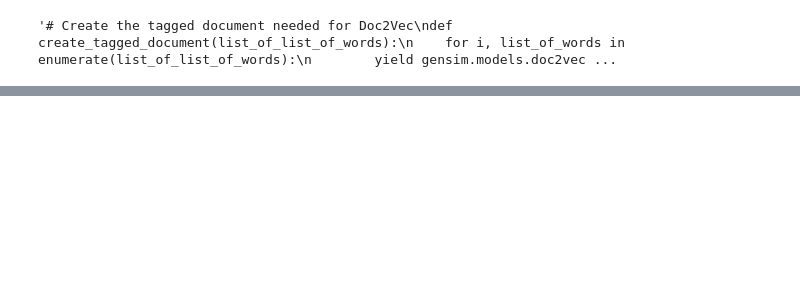
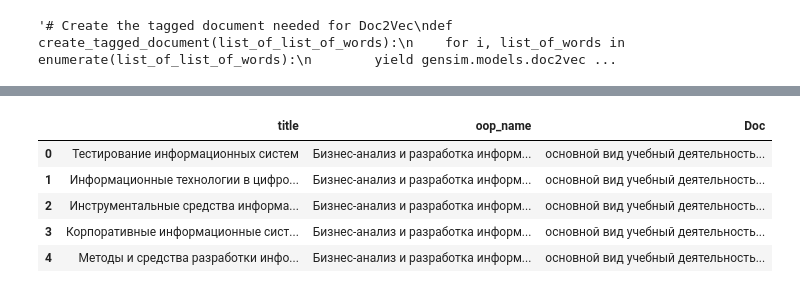
Before and after one commit to dwrkin/nlp_competence, a Jupyter notebook: doc2vec.ipynb, the cells around one changed output, grey strips where cells are left out. Cells and saved outputs as stored; diff of their text form; code cells hidden in the pictures; blank space fills up the shorter version.

```diff
--- a/doc2vec.ipynb
+++ b/doc2vec.ipynb
@@ -215,0 +224,11 @@ sns.heatmap(dataframe_doc2vec_oop_heat, cmap="Blues", annot=True, fmt=".1f")
+# %%
+df_disc_oop_input = df_oop[['title', 'oop_name', 'Doc']]
+df_disc_oop_input_test = df_disc_oop_input[:5]
+df_disc_oop_input_test
+# %% [output]
+|  | title | oop_name | Doc |
+| 0 | Тестирование информационных систем | Бизнес-анализ и разработка информ... | основной вид учебный деятельность... |
+| 1 | Информационные технологии в цифро... | Бизнес-анализ и разработка информ... | основной вид учебный деятельность... |
+| 2 | Инструментальные средства информа... | Бизнес-анализ и разработка информ... | основной вид учебный деятельность... |
+| 3 | Корпоративные информационные сист... | Бизнес-анализ и разработка информ... | основной вид учебный деятельность... |
+| 4 | Методы и средства разработки инфо... | Бизнес-анализ и разработка информ... | основной вид учебный деятельность... |
```
Also changed, not shown: parts of 19 cells of this notebook, 2 other files.
